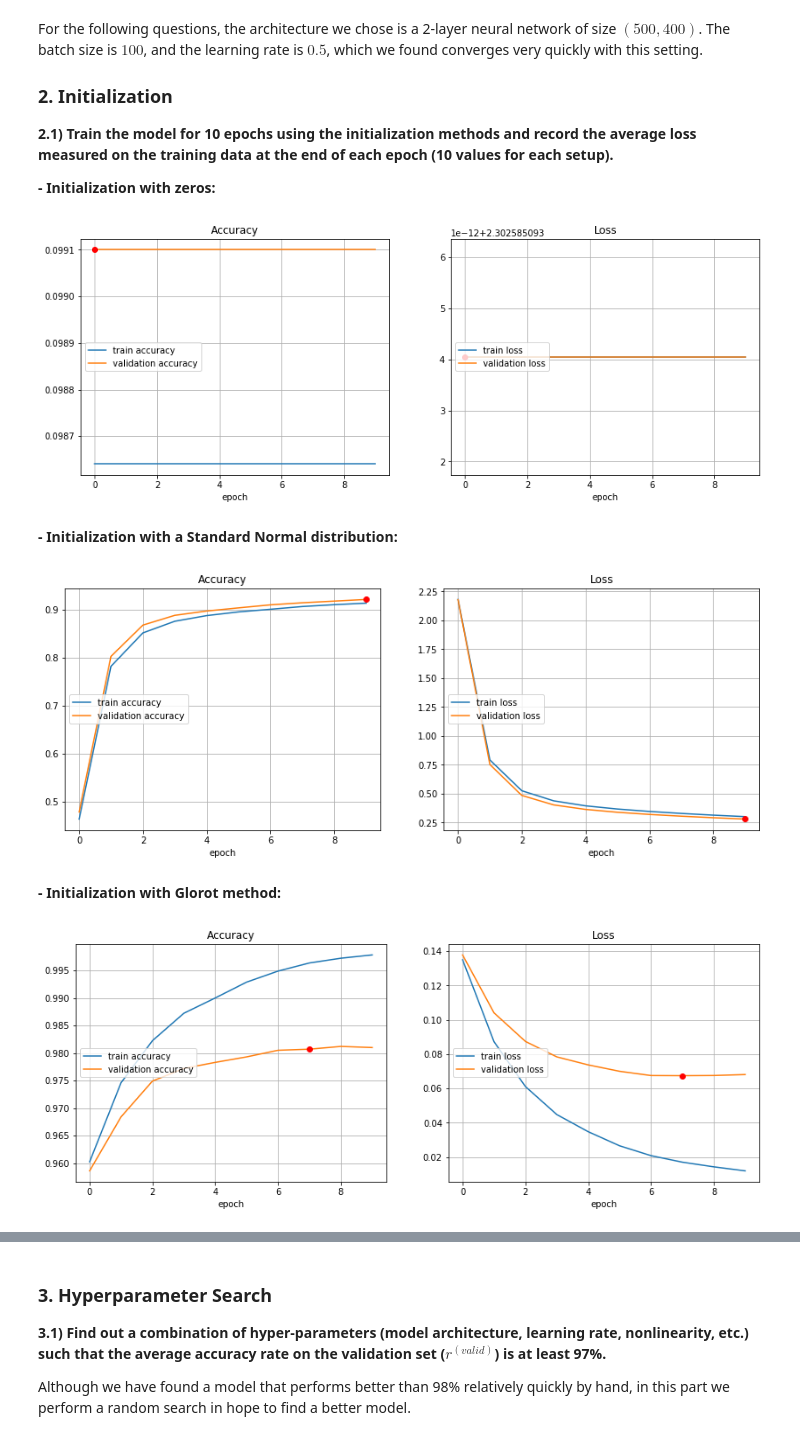
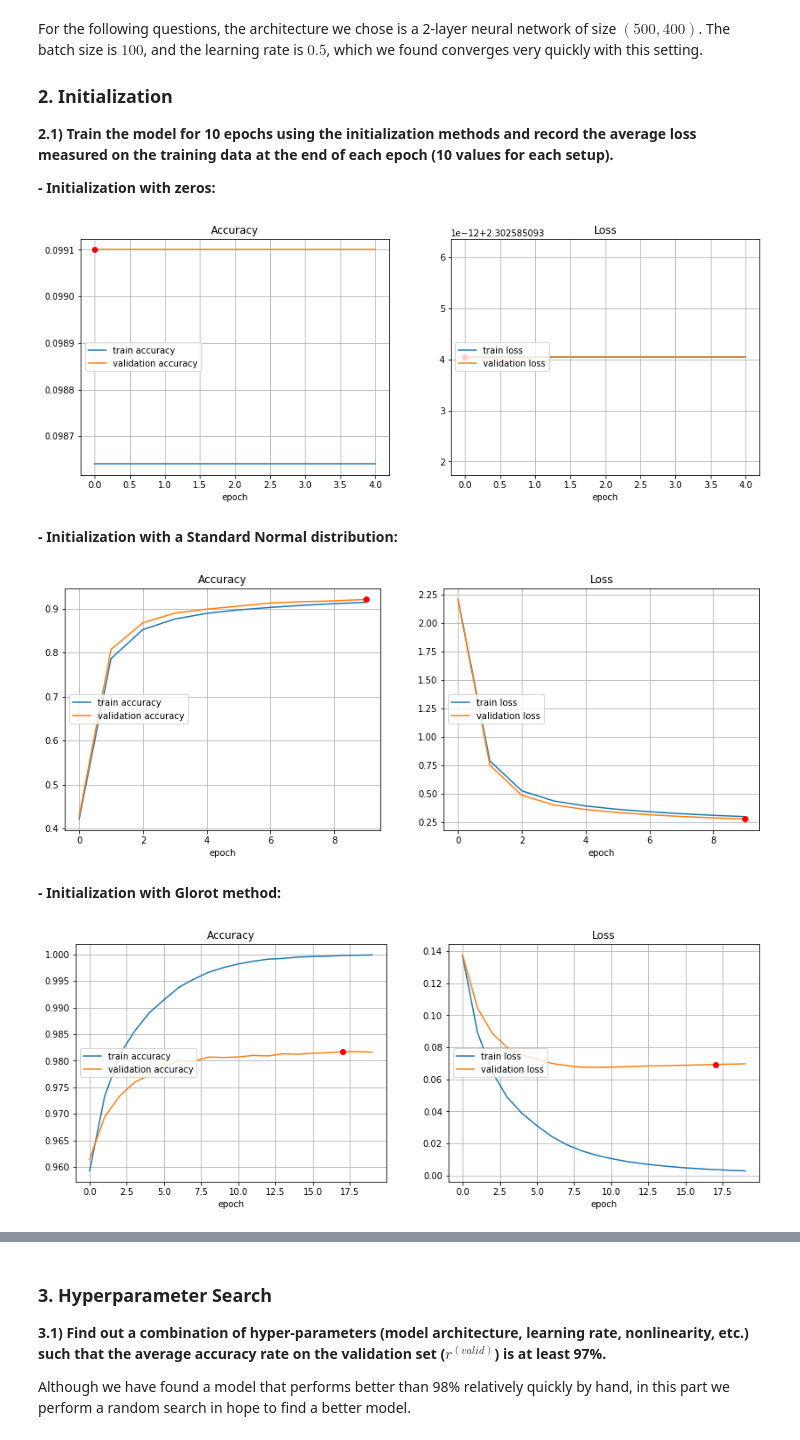
Before and after one commit to ai404/ift6135_assignment1, a Jupyter notebook: assignment1.ipynb, the cells around one changed output, grey strips where cells are left out. Saved outputs shown, nothing was run; the diff lists cells and outputs as text; code cells hidden in the pictures.

```diff
--- a/assignment1.ipynb
+++ b/assignment1.ipynb
@@ -150,11 +150,11 @@ NB : In our implementation, all matrices are transposed compared to the class no
 class NN(object):
 
     def __init__(self,
-                 hidden_dims=(1024, 2048),   # dimensions of each hidden layers
-                 n_hidden=2,                 # number of hidden layers
-                 mode='train',               # current mode : train/test
-                 datapath=None,              # path where to find the .pkl file
-                 model_path=None,            # path where to save/load the model
+                 hidden_dims = (1024, 2048), # dimensions of each hidden layers
+                 n_hidden = 2,               # number of hidden layers
+                 mode = 'train',             # current mode : train/test
+                 datapath = None,            # path where to find the .pkl file
+                 model_path = None,          # path where to save/load the model
                  epsilon = 1e-6,             # for cross entropy calculus stability : log(x) = log(epsilon) if x < epsilon
                  lr = 1e-1,                  # learning rate
                  n_epochs = 1000,            # max number of epochs
@@ -162,7 +162,8 @@ class NN(object):
                  compute_biases = True,      # whether biases are used or not
                  seed = None,                # seed for reproducibility
                  activation = "relu",        # activation function
-                 init_method="glorot"):      # initialization method
+                 init_method = "glorot",     # initialization method
+                 patience = 5):              # number of useless iterations before early stopping
         """
         - method: (string) - initializes the weight matrices
             -> "zero" for a Zero initialisation of the weights
@@ -184,11 +185,13 @@ class NN(object):
         self.init_method = init_method
         self.seed = seed
         self.activation_str = activation
+        self.patience = patience
 
         self.dataplot1 = collections.defaultdict(list) # history of the train and validation accuracies
         self.dataplot2 = collections.defaultdict(list) # history of the train and validation losses
 
-        self.bestValLoss = np.Infinity # min value of the validation loss
+        self.earlyStopped = False # this is set to True when early stopping happens
+        self.bestValAccuracy = 0 # max value of the validation accuracy
         self.bestEpoch = 0 # epoch where we reached the min value of the validation loss
         self.bestWeights = None # optimal weights dictionary (contains biases when compute_biases=True)
 
@@ -350,7 +353,7 @@ class NN(object):
         dims = [X_train.shape[1], y_onehot.shape[1]]
         self.initialize_weights(dims)
         n_batches = int(np.ceil(X_train.shape[0] / self.batch_size))
-
+        countES = 0
         for epoch in range(self.n_epochs):
             for batch in range(n_batches):
                 minibatchX = X_train[self.batch_size * batch:self.batch_size * (batch + 1), :]
@@ -364,10 +367,11 @@ class NN(object):
             X_val, y_val = self.va
             valLoss, valAccuracy,_ = self.compute_loss_and_accuracy(X_val, y_val)
 
-            if valLoss < self.bestValLoss:
-                self.bestValLoss = valLoss
+            if valAccuracy > self.bestValAccuracy:
+                self.bestValAccuracy = valAccuracy # we choose or best model according to Accuracy
                 self.bestEpoch = epoch
                 self.bestWeights = copy.deepcopy(self.weights)
+                countES = 0
 
             self.dataplot1['train accuracy'].append(trAccuracy)
             self.dataplot1['validation accuracy'].append(valAccuracy)
@@ -375,6 +379,10 @@ class NN(object):
             self.dataplot2['validation loss'].append(valLoss)
             if show_graph:
                 live_plot(self.dataplot1, "Accuracy", self.dataplot2, "Loss", (14,5), self.bestEpoch)
+            countES += 1
+            if countES >= self.patience: # early stopping
+                self.earlyStopped = True
+                break
 
         if save_model:
             # Save the best model:
@@ -450,7 +458,7 @@ neural_net = NN(hidden_dims=(500, 400),
                 init_method = "zero")        # initialization method
 _,_ = neural_net.train()
 # %% [output]
-[figure, old version]
+[figure, new version]
 # %% [markdown]
 **- Initialization with a Standard Normal distribution:**
 # %%
@@ -468,25 +476,25 @@ neural_net = NN(hidden_dims=(500, 400),
                 init_method = "normal")      # initialization method
 normal_hist_acc, normal_hist_loss = neural_net.train()
 # %% [output]
-[figure, old version]
+[figure, new version]
 # %% [markdown]
 **- Initialization with Glorot method:**
 # %%
 #Glorot_Init
 neural_net = NN(hidden_dims=(500, 400),
                 n_hidden=2,                  # number of hidden layers
                 mode='train',                # current mode : train/test
                 datapath="mnist.pkl",        # path where to find the .pkl file
                 model_path=None,             # path where to save/load the model
                 epsilon = 1e-8,              # for cross entropy calculus stability : log(x) = log(epsilon) if x < epsilon
                 lr = 5e-1,                   # learning rate
-                n_epochs = 10,               # max number of epochs
+                n_epochs = 20,               # max number of epochs
                 batch_size = 100,            # batch size for training
                 compute_biases = True,       # whether biases are used or not
                 init_method = "glorot")      # initialization method
 glorot_hist_acc, glorot_hist_loss = neural_net.train()
 # %% [output]
-[figure, old version]
+[figure, new version]
 # %% [markdown]
 **2.2) Compare the three setups by plotting the losses against the training time (epoch) and comment on the result.**
 
```
Also changed, not shown: parts of 22 cells of this notebook, 1 other file.
